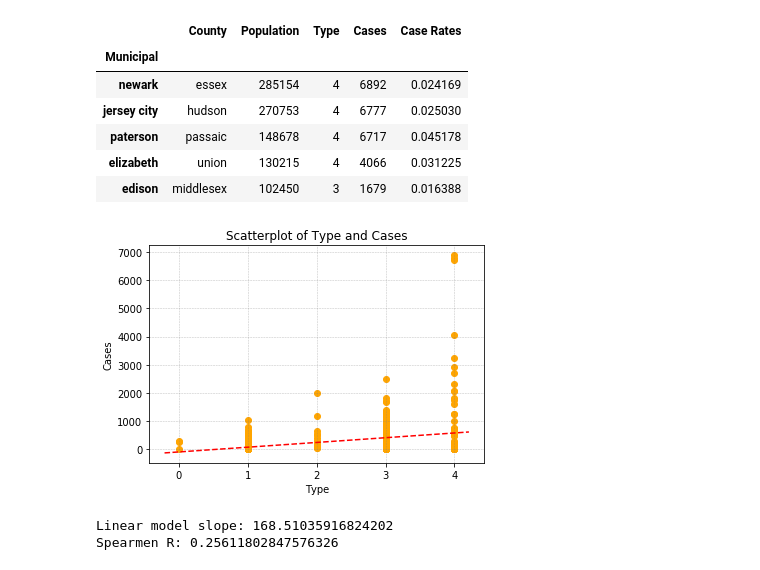
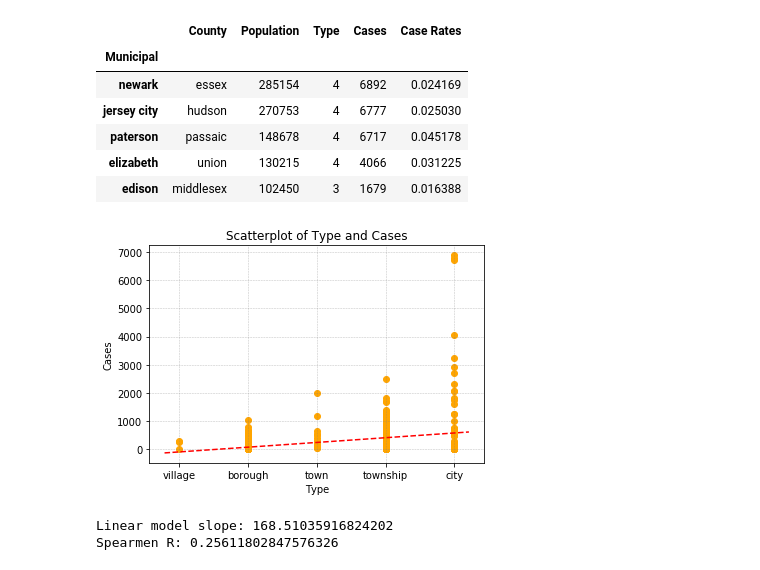
Before and after one commit to saaqebs/analytics-coronavirus-nj, a Jupyter notebook: Analytics.ipynb, the cells around one changed output. Saved outputs shown, nothing was run; the diff lists cells and outputs as text; code cells hidden in the pictures.

```diff
--- a/Analytics.ipynb
+++ b/Analytics.ipynb
@@ -232,13 +232,15 @@ histogram_case_rates()
 # %% [markdown]
 A function `scatterplot_features` that plots and a linear regression and give some correlation coefficients based on the input features.
 # %%
-def scatterplot_features(X, Y, title='Scatterplot of {} and {}',df=covid_df):
+def scatterplot_features(X, Y, title='Scatterplot of {} and {}',df=covid_df, xticks=([],[])):
     plt.scatter(df[X],df[Y],c='orange')
     plt.grid(b=True, color='grey',alpha=0.5,linestyle='dashed', linewidth=0.5)
     if title == 'Scatterplot of {} and {}':
         plt.title(title.format(X,Y))
     else:
         plt.title(title)
+    if xticks != ([],[]):
+        plt.xticks(xticks[0],xticks[1])
     plt.xlabel(X)
     plt.ylabel(Y)
     model = LinearRegression().fit(df[[X]], df[Y])
@@ -298,8 +300,8 @@ covid_df.head()
 | elizabeth | union | 130215 | 4 | 4066 | 0.031225 |
 | edison | middlesex | 102450 | 3 | 1679 | 0.016388 |
 # %%
-scatterplot_features('Type','Cases')
+scatterplot_features('Type','Cases',xticks=([list(type_map.values()),list(type_map.keys())]))
 # %% [output]
-[figure, old version]
+[figure, new version]
 Linear model slope: 168.51035916824202
 Spearmen R: 0.25611802847576326
```
Also changed, not shown: parts of 2 cells of this notebook, 3 other files.
